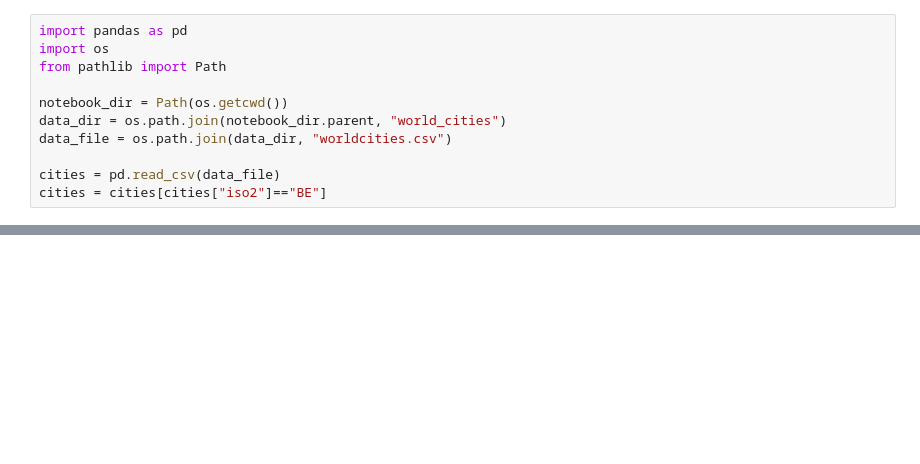
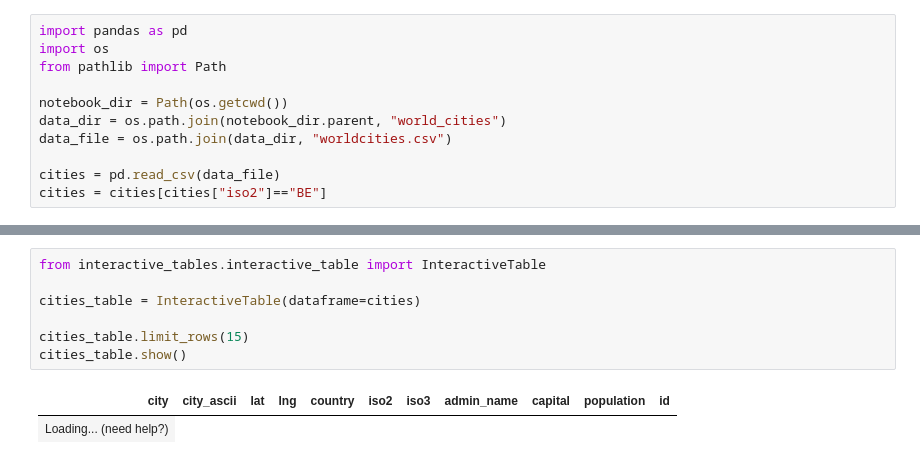
Before and after one commit to amghent/interactive_tables, a Jupyter notebook: notebooks/belgium.ipynb, the cells around one changed output, grey strips where cells are left out. Drawn from its saved outputs; the diff is of its cells as text; blank space fills up the shorter version.

```diff
--- a/notebooks/belgium.ipynb
+++ b/notebooks/belgium.ipynb
@@ -22,0 +78,10 @@ cities_table.show()
+# %%
+from interactive_tables.interactive_table import InteractiveTable
+
+cities_table = InteractiveTable(dataframe=cities)
+
+cities_table.limit_rows(15)
+cities_table.show()
+# %% [output]
+| city | city_ascii | lat | lng | country | iso2 | iso3 | admin_name | capital | population | id |
+| Loading... (need help?) |
```
Also changed, not shown: parts of 18 cells of this notebook, 1 other file.
